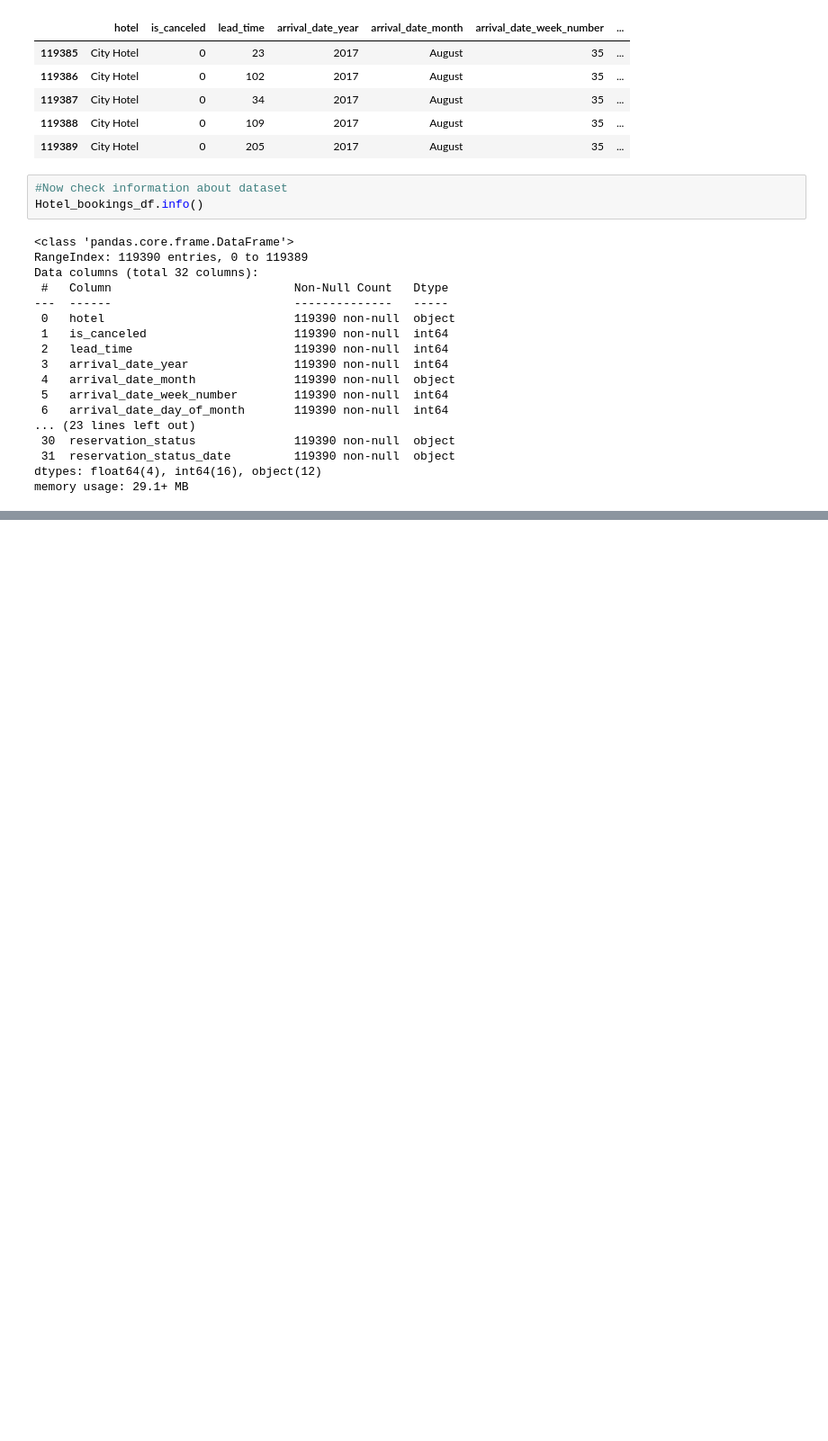
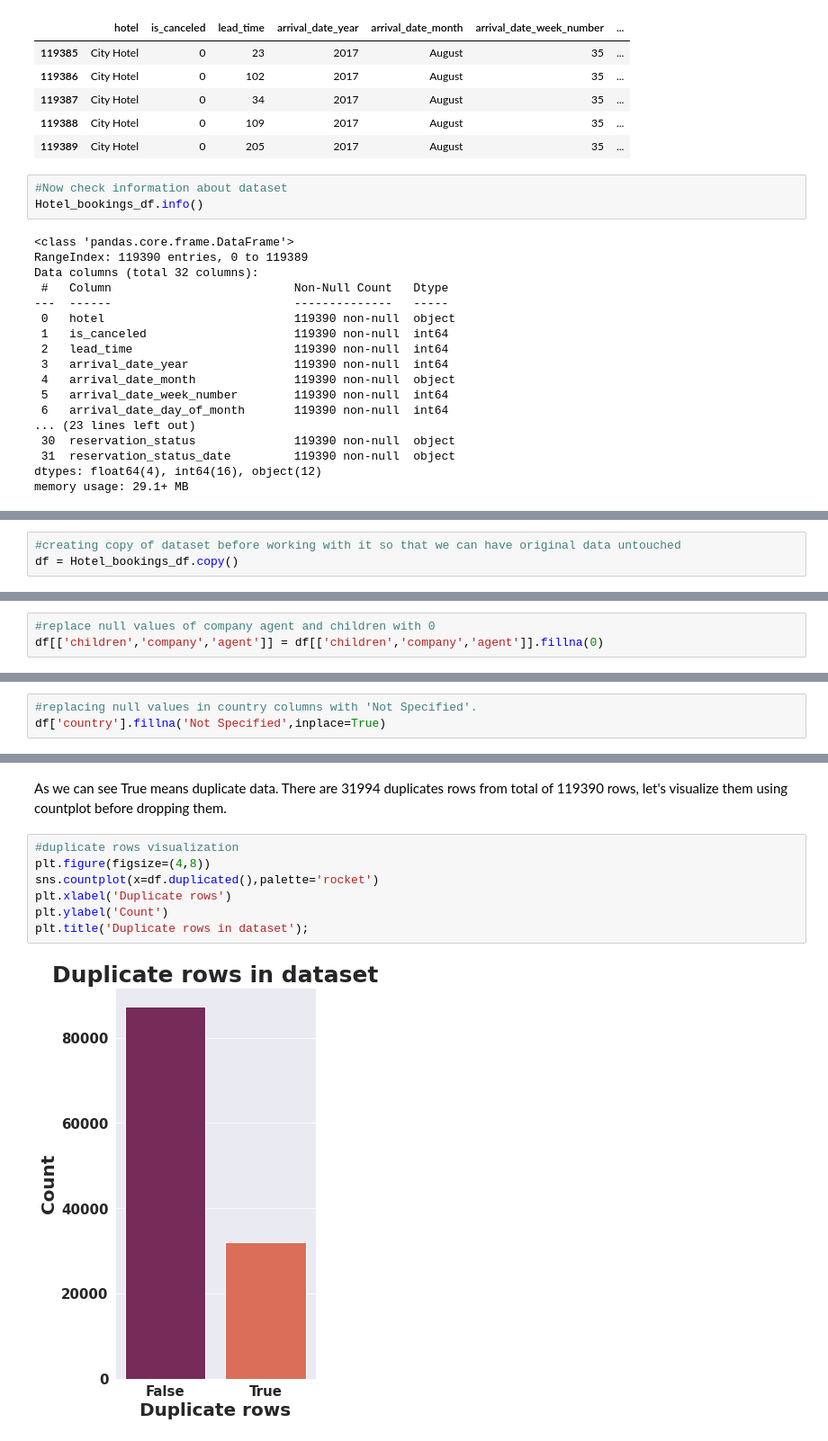
Before and after one commit to SaitejBhimnath/Exploratory-Data-Analysis-Capstone-Project-1, a Jupyter notebook: Hotel_Bookings_Analysis_Capstone_Project_1.ipynb, the cells around one changed output, grey strips where cells are left out. Shown at 90% size. Saved outputs shown, nothing was run; the diff lists cells and outputs as text; blank space fills up the shorter version.

Commit message:
Second Commit (Checked columns their values and data type cleaned data and added two columns)

```diff
--- a/Hotel_Bookings_Analysis_Capstone_Project_1.ipynb
+++ b/Hotel_Bookings_Analysis_Capstone_Project_1.ipynb
@@ -94,0 +152,3 @@ memory usage: 29.1+ MB
+# %%
+#creating copy of dataset before working with it so that we can have original data untouched
+df = Hotel_bookings_df.copy()
@@ -94,0 +235,3 @@ memory usage: 29.1+ MB
+# %%
+#replace null values of company agent and children with 0
+df[['children','company','agent']] = df[['children','company','agent']].fillna(0)
@@ -94,0 +240,3 @@ memory usage: 29.1+ MB
+# %%
+#replacing null values in country columns with 'Not Specified'.
+df['country'].fillna('Not Specified',inplace=True)
@@ -94,0 +269,11 @@ memory usage: 29.1+ MB
+# %% [markdown]
+As we can see True means duplicate data. There are 31994 duplicates rows from total of 119390 rows, let's visualize them using countplot before dropping them.
+# %%
+#duplicate rows visualization
+plt.figure(figsize=(4,8))
+sns.countplot(x=df.duplicated(),palette='rocket')
+plt.xlabel('Duplicate rows')
+plt.ylabel('Count')
+plt.title('Duplicate rows in dataset');
+# %% [output]
+[figure, added]
```
Also changed, not shown: parts of 27 cells of this notebook.
